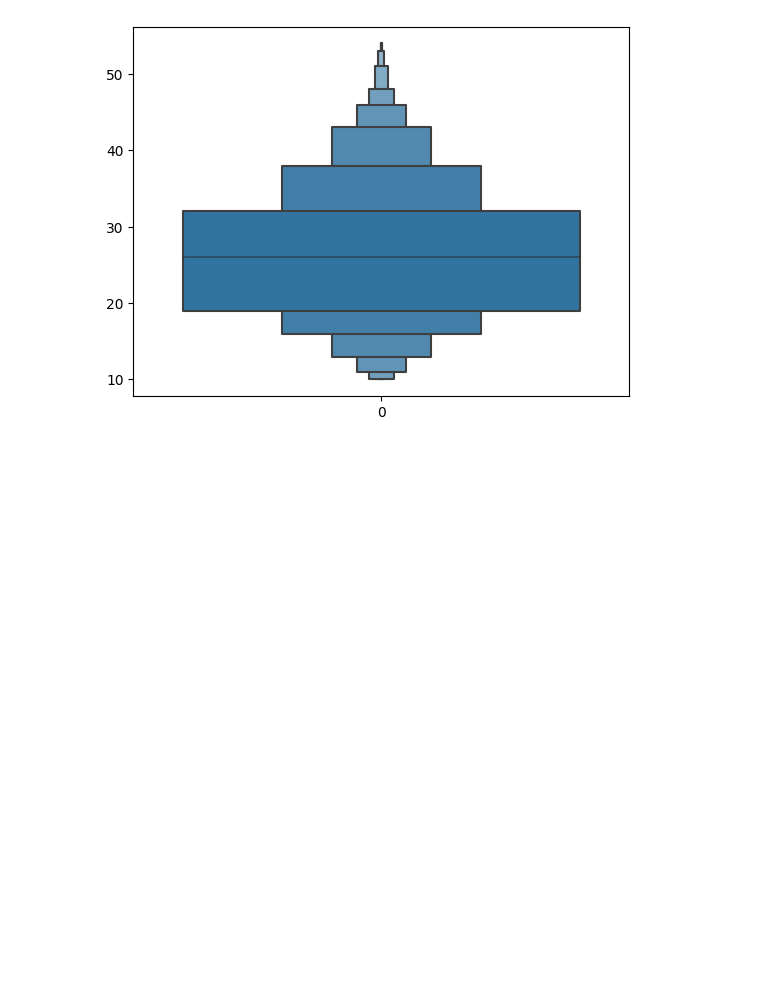
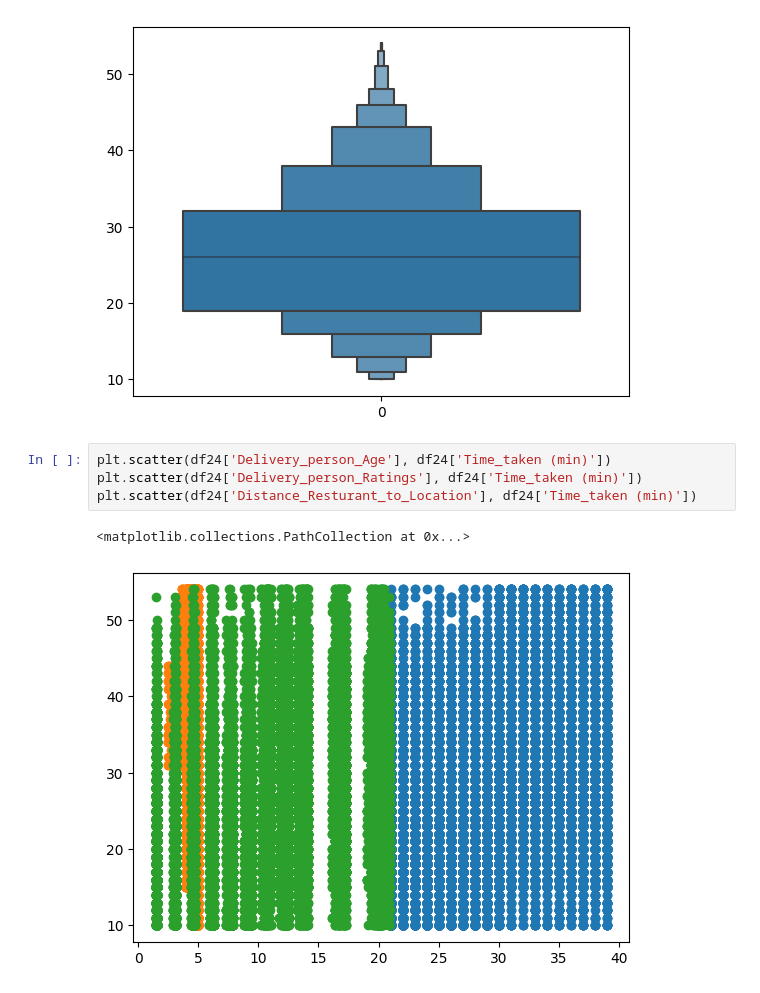
Before and after one commit to Aminsharif/st_assigment, a Jupyter notebook: notebooks/EDA.ipynb, the cells around one changed output. Cells and saved outputs as stored; diff of their text form; blank space fills up the shorter version.

```diff
--- a/notebooks/EDA.ipynb
+++ b/notebooks/EDA.ipynb
@@ -1438,3 +1438,10 @@ sns.boxenplot(data=df24['Time_taken (min)'])
 # %% [output]
 <Axes: >
 [figure]
+# %%
+plt.scatter(df24['Delivery_person_Age'], df24['Time_taken (min)'])
+plt.scatter(df24['Delivery_person_Ratings'], df24['Time_taken (min)'])
+plt.scatter(df24['Distance_Resturant_to_Location'], df24['Time_taken (min)'])
+# %% [output]
+<matplotlib.collections.PathCollection at 0x...>
+[figure, added]
```
Also changed, not shown: parts of 6 cells of this notebook, 1 other file.
